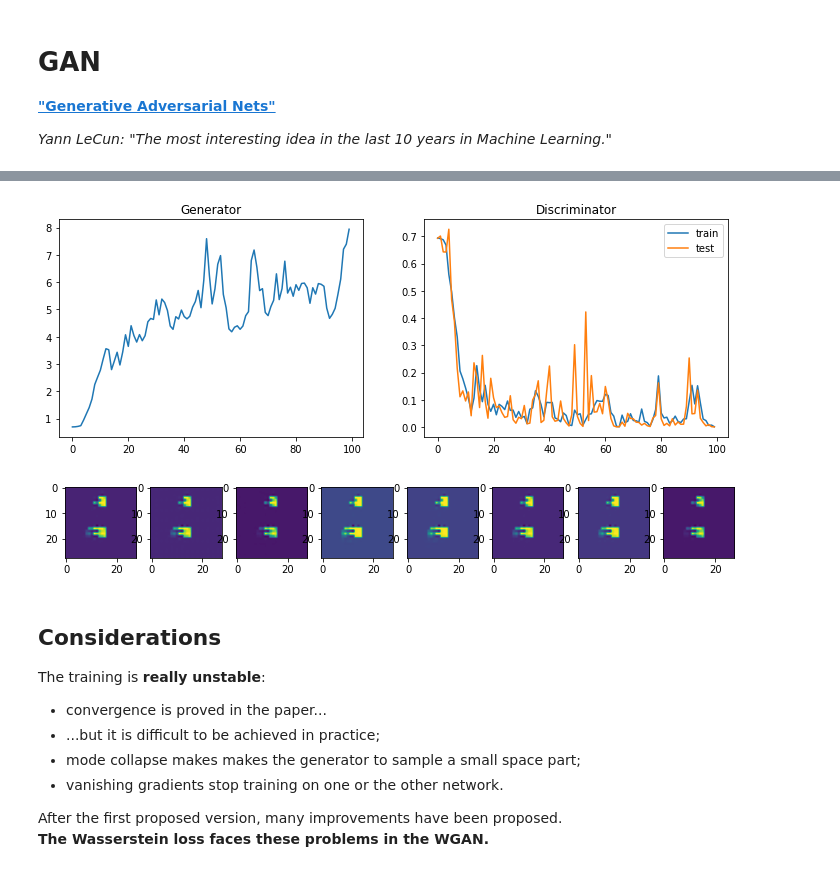
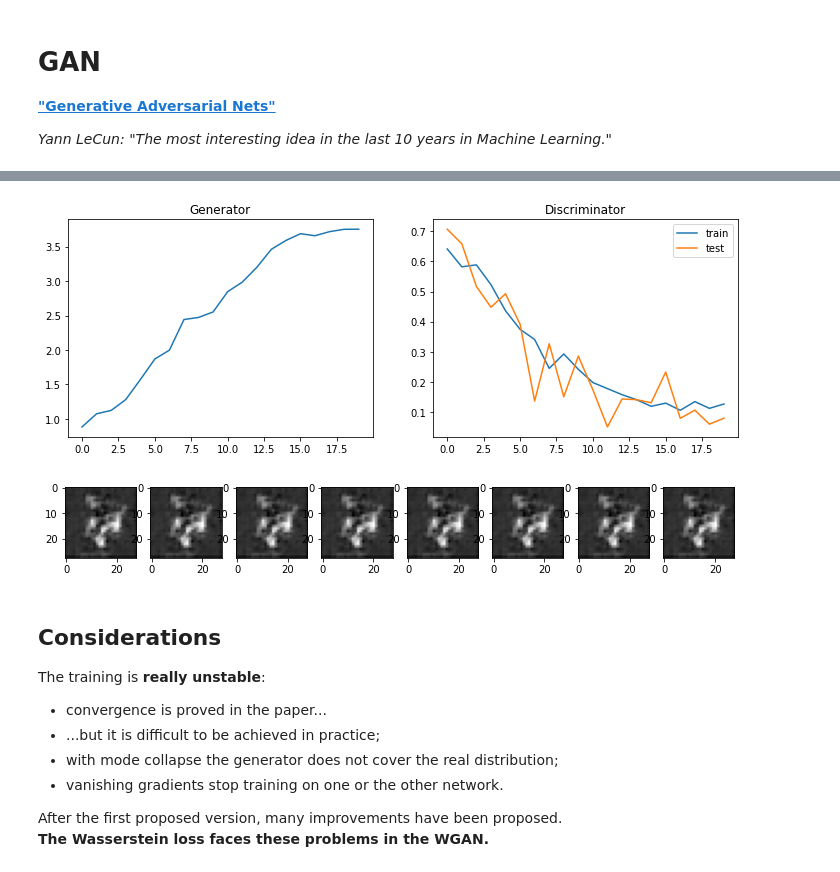
Before and after one commit to ilgabbio/meetup-generative-models, a Jupyter notebook: 08_GAN.ipynb, the cells around one changed output, grey strips where cells are left out. Drawn from its saved outputs; the diff is of its cells as text; code cells hidden in the pictures.

```diff
--- a/08_GAN.ipynb
+++ b/08_GAN.ipynb
@@ -94,3 +107,10 @@ Epoch: 5, losses (G,Dtr,Dte): 0.6937858621830116, 0.6935684601508224, 0.69419275
+# %%
+from WGAN import Critic, Generator
+from GAN import load_model
+
+generator, discriminator, fakes, losses = load_model(
+    'generated/gan/', Generator(), Critic())
+train_generator_losses, train_discriminator_losses, test_discriminator_losses = losses
 # %%
 from matplotlib import pyplot as plt
 
@@ -102,20 +122,21 @@ ax[1].plot(test_discriminator_losses)
 ax[1].set_title('Discriminator')
 ax[1].legend(['train','test']);
 # %% [output]
-[figure, old version]
+[figure, new version]
 # %%
 import torch
+from matplotlib import pyplot as plt
 
 # Generating data:
 n = 8
-xfake = generator(torch.rand((n,2,2,2)))
+xfake = generator(torch.rand((n,16)))
 _, ax = plt.subplots(1, n, figsize=(12,4))
 with torch.no_grad():
     for i in range(n):
         img = xfake[i]
-        ax[i].imshow(img.permute(1,2,0))
+        ax[i].imshow(img.permute(1,2,0), cmap='gray')
 # %% [output]
-[figure, old version]
+[figure, new version]
 # %% [markdown]
 ## Considerations
 
@@ -123,7 +144,7 @@ The training is __really unstable__:
 
 - convergence is proved in the paper...
 - ...but it is difficult to be achieved in practice;
-- mode collapse makes makes the generator to sample a small space part;
+- with mode collapse the generator does not cover the real distribution;
 - vanishing gradients stop training on one or the other network.
 
 After the first proposed version, many improvements have been proposed.
```
Also changed, not shown: parts of 8 cells of this notebook, 10 other files.
